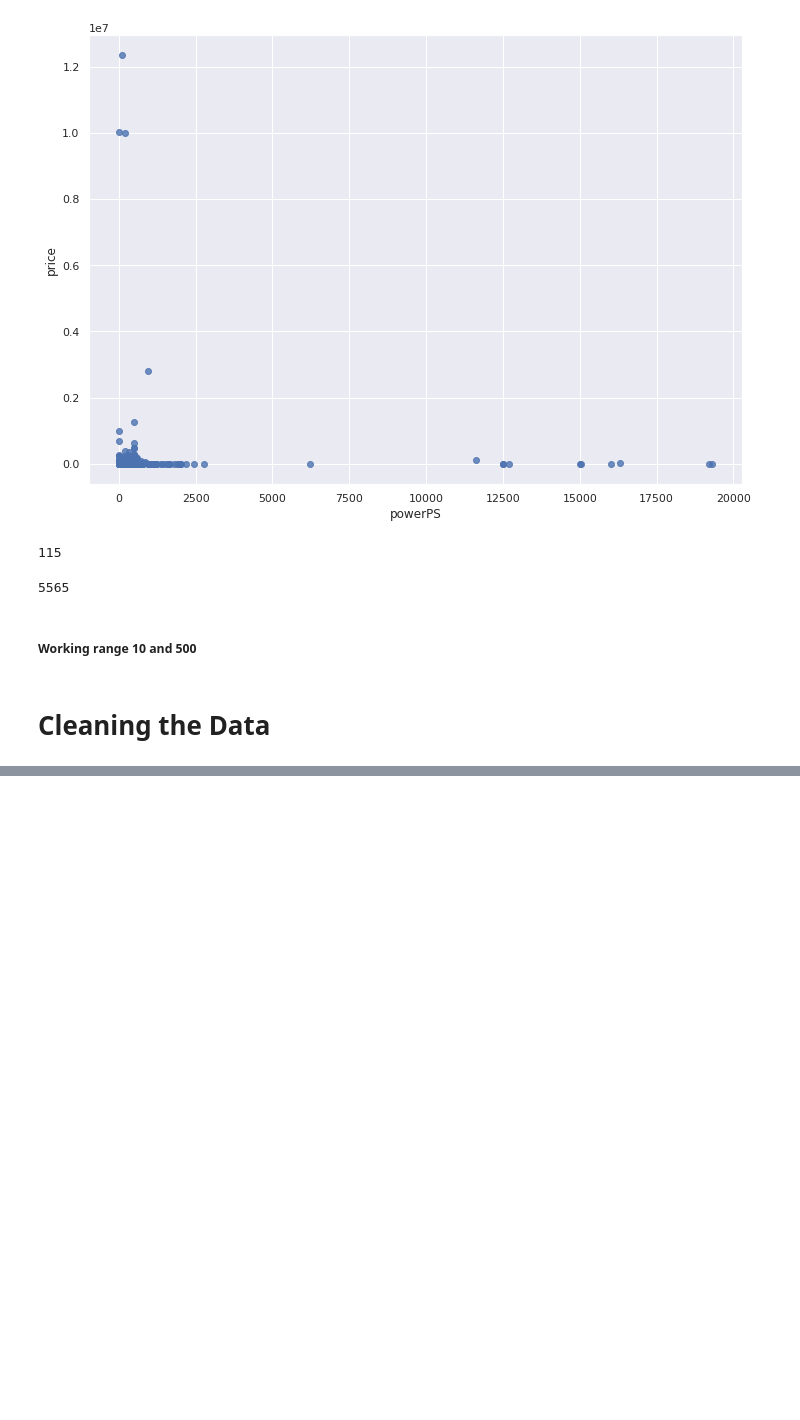
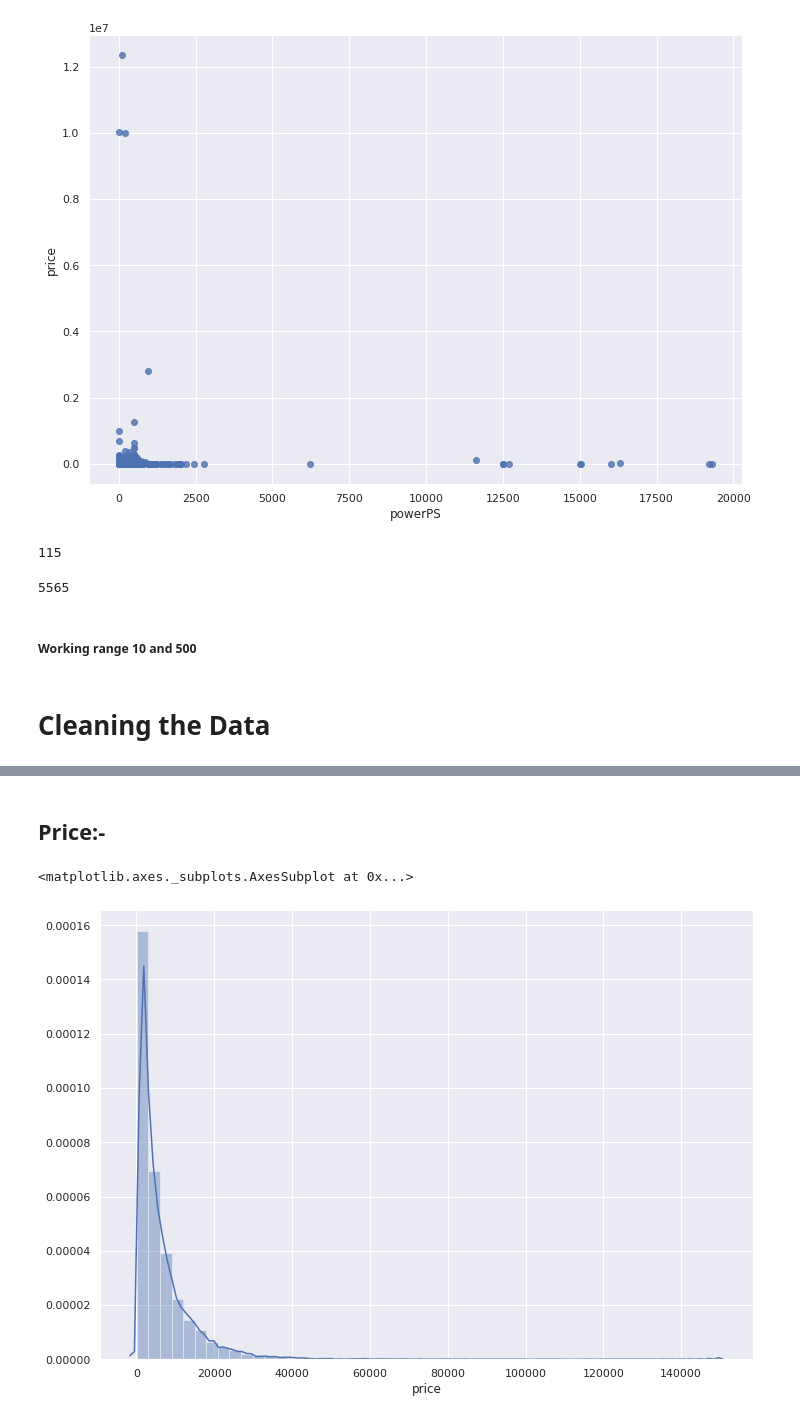
Before and after one commit to ManishShah120/Py4DSci, a Jupyter notebook: Predicting_Price_of_Pre_Owned_Cars.ipynb, the cells around one changed output, grey strips where cells are left out. Drawn from its saved outputs; the diff is of its cells as text; code cells hidden in the pictures; blank space fills up the shorter version.

```diff
--- a/Predicting_Price_of_Pre_Owned_Cars.ipynb
+++ b/Predicting_Price_of_Pre_Owned_Cars.ipynb
@@ -388,0 +549,7 @@ sum(cars['powerPS'] < 10)
+# %% [markdown]
+## **Price:-**
+# %%
+sns.distplot(cars['price'])
+# %% [output]
+<matplotlib.axes._subplots.AxesSubplot at 0x...>
+[figure, added]
```
Also changed, not shown: parts of 28 cells of this notebook.
